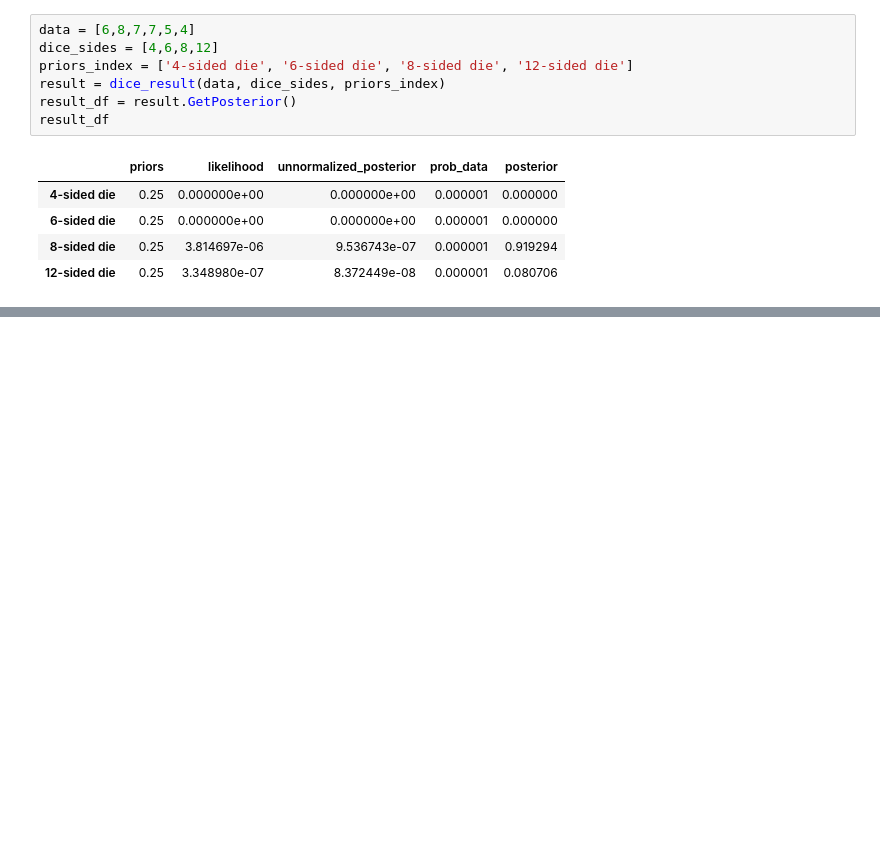
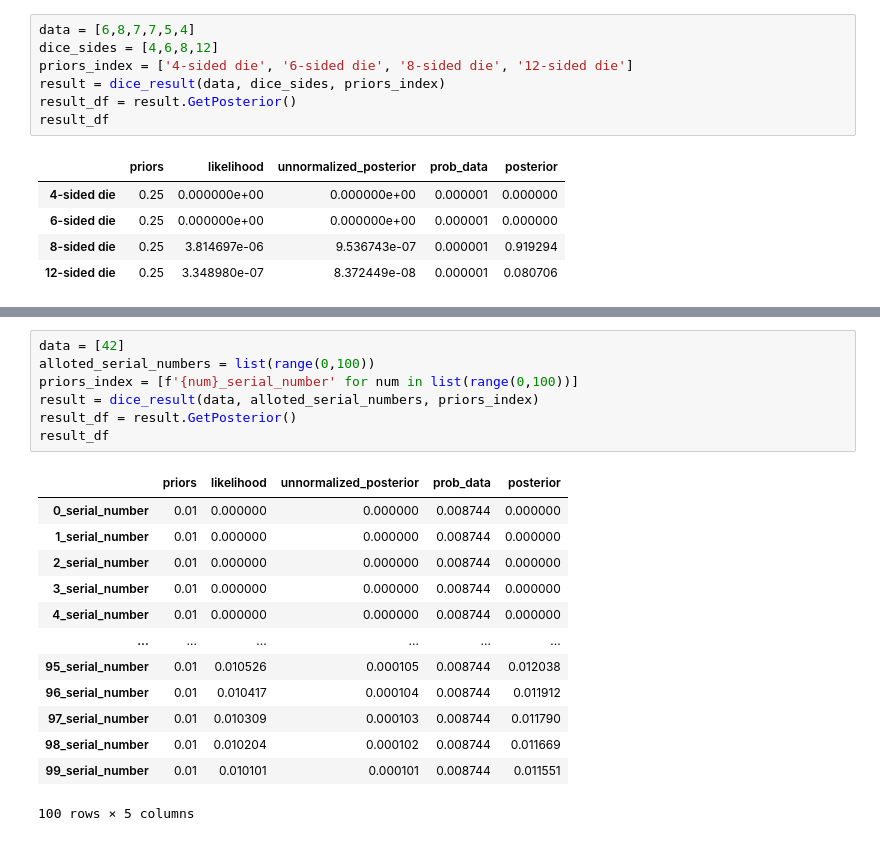
Before and after one commit to arjunjanamatti/open_cv_from_freecodecamp, a Jupyter notebook: bayesian_made_simple/dice_01.ipynb, the cells around one changed output, grey strips where cells are left out. Saved outputs shown, nothing was run; the diff lists cells and outputs as text; blank space fills up the shorter version.

```diff
--- a/bayesian_made_simple/dice_01.ipynb
+++ b/bayesian_made_simple/dice_01.ipynb
@@ -114,0 +121,21 @@ result_df
+# %%
+data = [42]
+alloted_serial_numbers = list(range(0,100))
+priors_index = [f'{num}_serial_number' for num in list(range(0,100))]
+result = dice_result(data, alloted_serial_numbers, priors_index)
+result_df = result.GetPosterior()
+result_df
+# %% [output]
+|  | priors | likelihood | unnormalized_posterior | prob_data | posterior |
+| 0_serial_number | 0.01 | 0.000000 | 0.000000 | 0.008744 | 0.000000 |
+| 1_serial_number | 0.01 | 0.000000 | 0.000000 | 0.008744 | 0.000000 |
+| 2_serial_number | 0.01 | 0.000000 | 0.000000 | 0.008744 | 0.000000 |
+| 3_serial_number | 0.01 | 0.000000 | 0.000000 | 0.008744 | 0.000000 |
+| 4_serial_number | 0.01 | 0.000000 | 0.000000 | 0.008744 | 0.000000 |
+| ... | ... | ... | ... | ... | ... |
+| 95_serial_number | 0.01 | 0.010526 | 0.000105 | 0.008744 | 0.012038 |
+| 96_serial_number | 0.01 | 0.010417 | 0.000104 | 0.008744 | 0.011912 |
+| 97_serial_number | 0.01 | 0.010309 | 0.000103 | 0.008744 | 0.011790 |
+| 98_serial_number | 0.01 | 0.010204 | 0.000102 | 0.008744 | 0.011669 |
+| 99_serial_number | 0.01 | 0.010101 | 0.000101 | 0.008744 | 0.011551 |
+100 rows × 5 columns
```
Also changed, not shown: parts of 10 cells of this notebook.
